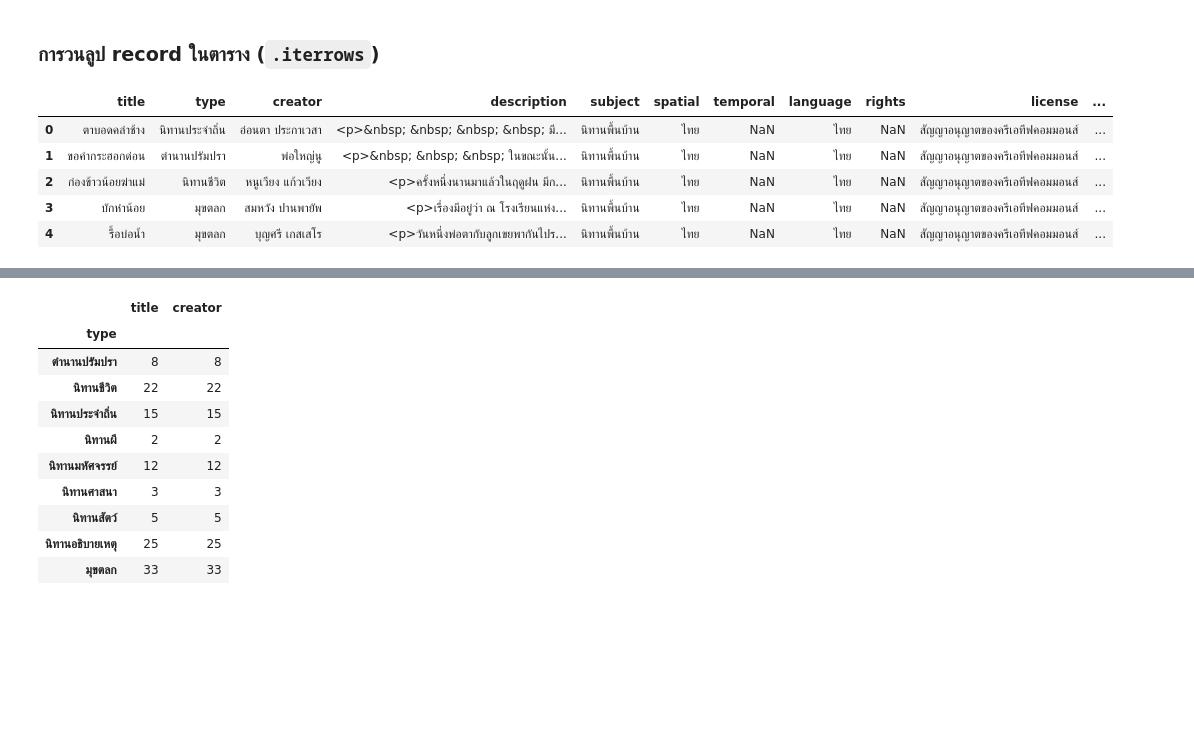
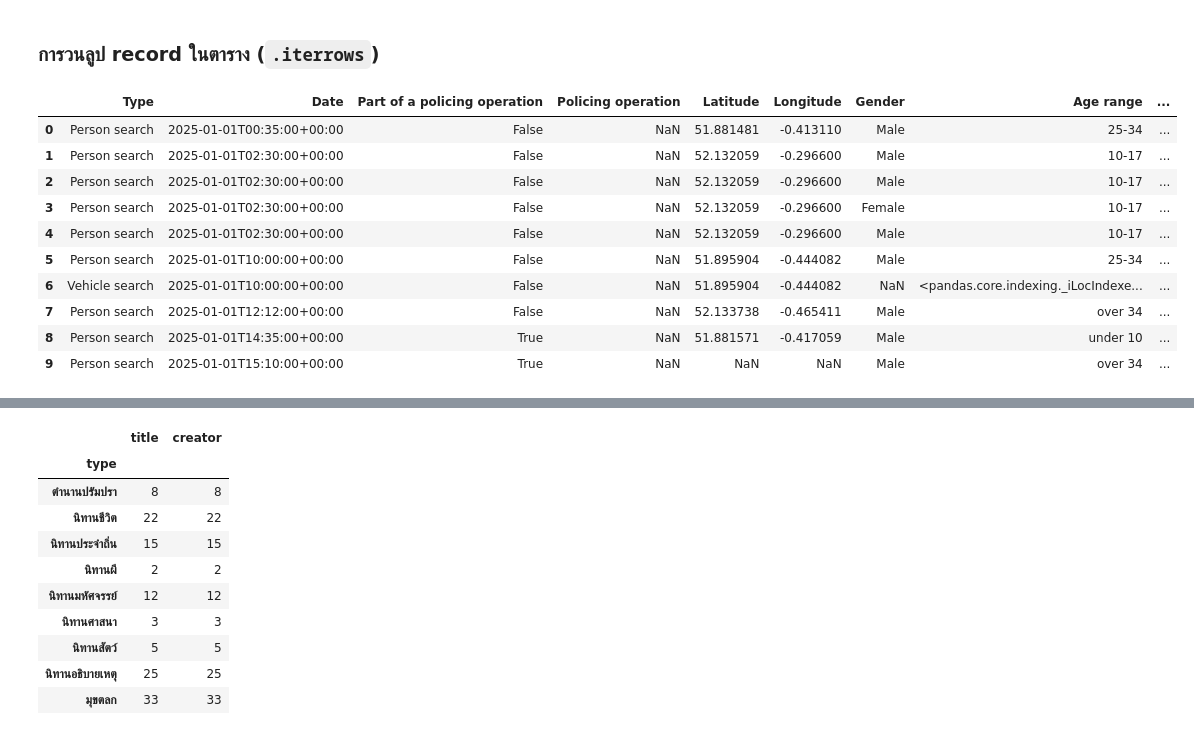
Before and after one commit to Tanny-H/dataviz2025, a Jupyter notebook: 663020280_8__Pandas_101_2025.ipynb, the cells around one changed output, grey strips where cells are left out. Cells and saved outputs as stored; diff of their text form; code cells hidden in the pictures; blank space fills up the shorter version.

````diff
--- a/663020280_8__Pandas_101_2025.ipynb
+++ b/663020280_8__Pandas_101_2025.ipynb
@@ -1254,3 +1258,5 @@ missing_age
+# %%
+stopandseach_df.fillna({'Age range':stopandseach_df['Latitude'].mode().iloc(0)},inplace=True)
 # %%
 folk_df['title'].duplicated().any()
 # %% [output]
@@ -1287,12 +1293,18 @@ folk_df.fillna({'type':folk_df['type'].mode()})
 226 rows × 11 columns
 # %% [markdown]
 ### การวนลูป record ในตาราง  (```.iterrows```)
-# %%
-folk_df.head()
-# %% [output]
-|  | title | type | creator | description | subject | spatial | temporal | language | rights | license | ... |
-| 0 | ตาบอดคลำช้าง | นิทานประจำถิ่น | อ่อนตา ประกาเวสา | <p>&nbsp; &nbsp; &nbsp; &nbsp; มี... | นิทานพื้นบ้าน | ไทย | NaN | ไทย | NaN | สัญญาอนุญาตของครีเอทีฟคอมมอนส์ | ... |
-| 1 | ขอคำกระฮอกด่อน | ตำนานปรัมปรา | พ่อใหญ่นู | <p>&nbsp; &nbsp; &nbsp; ในขณะนั้น... | นิทานพื้นบ้าน | ไทย | NaN | ไทย | NaN | สัญญาอนุญาตของครีเอทีฟคอมมอนส์ | ... |
-| 2 | ก่องข้าวน้อยฆ่าแม่ | นิทานชีวิต | หนูเวียง แก้วเวียง | <p>ครั้งหนึ่งนานมาแล้วในฤดูฝน มีก... | นิทานพื้นบ้าน | ไทย | NaN | ไทย | NaN | สัญญาอนุญาตของครีเอทีฟคอมมอนส์ | ... |
-| 3 | บักหำน้อย | มุขตลก | สมหวัง ปานพายัพ | <p>เรื่องมีอยู่ว่า ณ โรงเรียนแห่ง... | นิทานพื้นบ้าน | ไทย | NaN | ไทย | NaN | สัญญาอนุญาตของครีเอทีฟคอมมอนส์ | ... |
-| 4 | รื้อบ่อน้ำ | มุขตลก | บุญศรี เกสเสโร | <p>วันหนึ่งพ่อตากับลูกเขยพากันไปร... | นิทานพื้นบ้าน | ไทย | NaN | ไทย | NaN | สัญญาอนุญาตของครีเอทีฟคอมมอนส์ | ... |
+# %%
+this_data = stopandseach_df.iloc[:10,:]
+this_data
+# %% [output]
+|  | Type | Date | Part of a policing operation | Policing operation | Latitude | Longitude | Gender | Age range | ... |
+| 0 | Person search | 2025-01-01T00:35:00+00:00 | False | NaN | 51.881481 | -0.413110 | Male | 25-34 | ... |
+| 1 | Person search | 2025-01-01T02:30:00+00:00 | False | NaN | 52.132059 | -0.296600 | Male | 10-17 | ... |
+| 2 | Person search | 2025-01-01T02:30:00+00:00 | False | NaN | 52.132059 | -0.296600 | Male | 10-17 | ... |
+| 3 | Person search | 2025-01-01T02:30:00+00:00 | False | NaN | 52.132059 | -0.296600 | Female | 10-17 | ... |
+| 4 | Person search | 2025-01-01T02:30:00+00:00 | False | NaN | 52.132059 | -0.296600 | Male | 10-17 | ... |
+| 5 | Person search | 2025-01-01T10:00:00+00:00 | False | NaN | 51.895904 | -0.444082 | Male | 25-34 | ... |
+| 6 | Vehicle search | 2025-01-01T10:00:00+00:00 | False | NaN | 51.895904 | -0.444082 | NaN | <pandas.core.indexing._iLocIndexe... | ... |
+| 7 | Person search | 2025-01-01T12:12:00+00:00 | False | NaN | 52.133738 | -0.465411 | Male | over 34 | ... |
+| 8 | Person search | 2025-01-01T14:35:00+00:00 | True | NaN | 51.881571 | -0.417059 | Male | under 10 | ... |
+| 9 | Person search | 2025-01-01T15:10:00+00:00 | True | NaN | NaN | NaN | Male | over 34 | ... |
````
Also changed, not shown: parts of 12 cells of this notebook.
